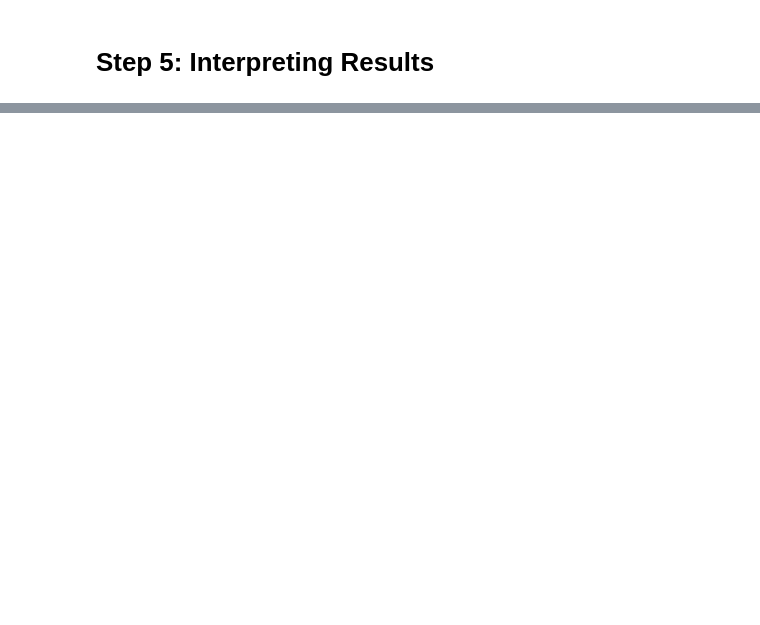
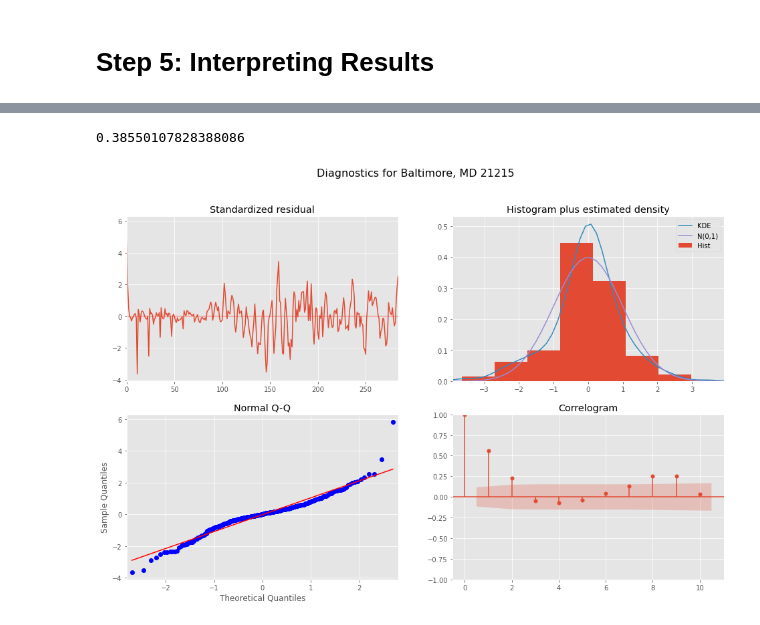
Before and after one commit to sethchart/Baltimore-Real-Estate-Investment, a Jupyter notebook: code/starter_notebook.ipynb, the cells around one changed output, grey strips where cells are left out. Drawn from its saved outputs; the diff is of its cells as text; code cells hidden in the pictures; blank space fills up the shorter version.

```diff
--- a/code/starter_notebook.ipynb
+++ b/code/starter_notebook.ipynb
@@ -198,6 +216,6 @@ pd.date_range()
 # Step 1: Import the Data
 Our main data set is stored in the `zillow_data.csv` spreadsheet. We load the CSV file as a data frame below.
 # %%
-df = pd.read_csv('../data/Zip_zhvi_uc_sfr_tier_0.33_0.67_sm_sa_mon.csv', index_col='RegionID')
+df = pd.read_csv('../data/ZHVI.csv', index_col='RegionID')
 print(df.shape)
 df.head()
@@ -245,0 +323,8 @@ sys.getsizeof(model.model_dictionary)
+# %%
+model.compute_roi(21215)
+# %% [output]
+0.38550107828388086
+# %%
+model.plot_diagnostics(21215);
+# %% [output]
+[figure, added]
```
Also changed, not shown: parts of 17 cells of this notebook, 1 other file.
